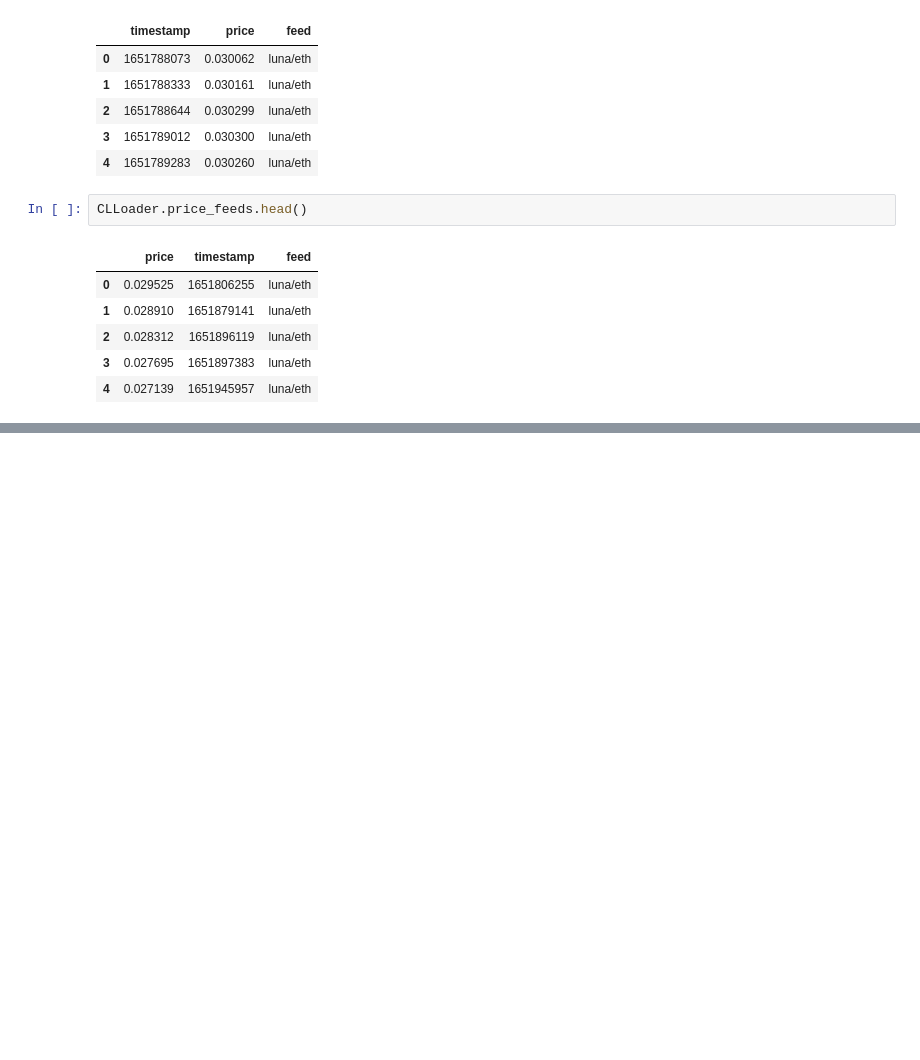
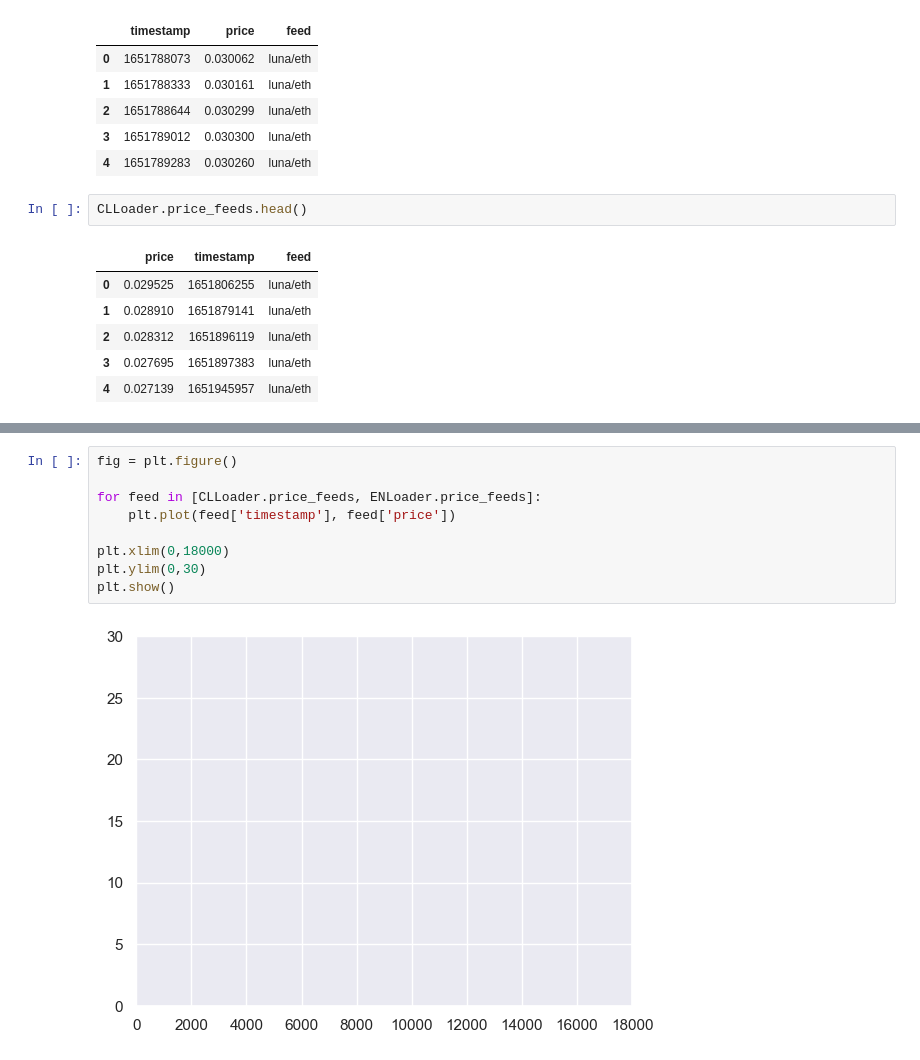
Before and after one commit to ExoMonk/oracle-benchmark, a Jupyter notebook: notebook.ipynb, the cells around one changed output, grey strips where cells are left out. Drawn from its saved outputs; the diff is of its cells as text; blank space fills up the shorter version.

```diff
--- a/notebook.ipynb
+++ b/notebook.ipynb
@@ -112,0 +127,11 @@ CLLoader.price_feeds.head()
+# %%
+fig = plt.figure()
+
+for feed in [CLLoader.price_feeds, ENLoader.price_feeds]:
+    plt.plot(feed['timestamp'], feed['price'])
+
+plt.xlim(0,18000)
+plt.ylim(0,30)
+plt.show()
+# %% [output]
+[figure, added]
```
Also changed, not shown: parts of 4 cells of this notebook.
